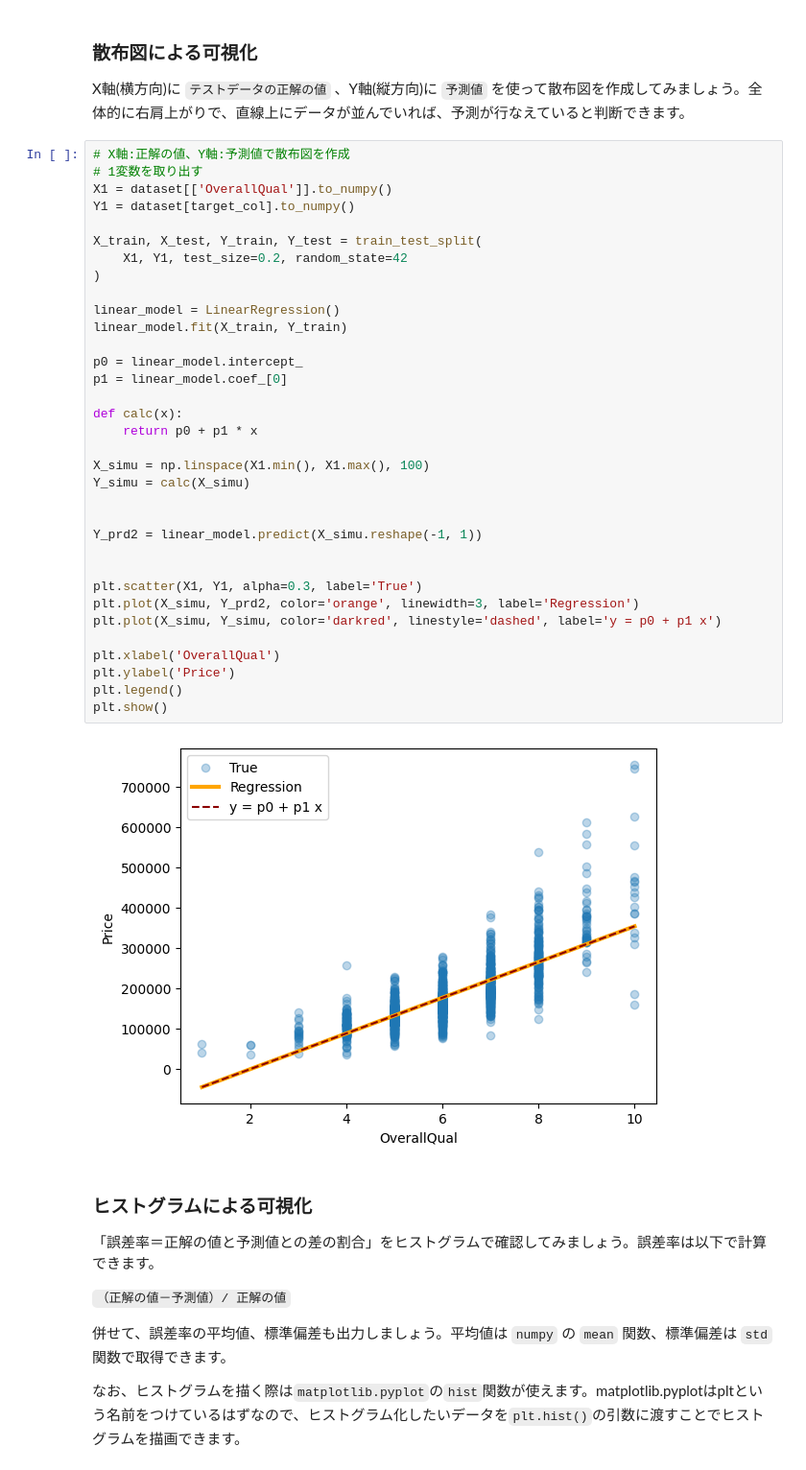
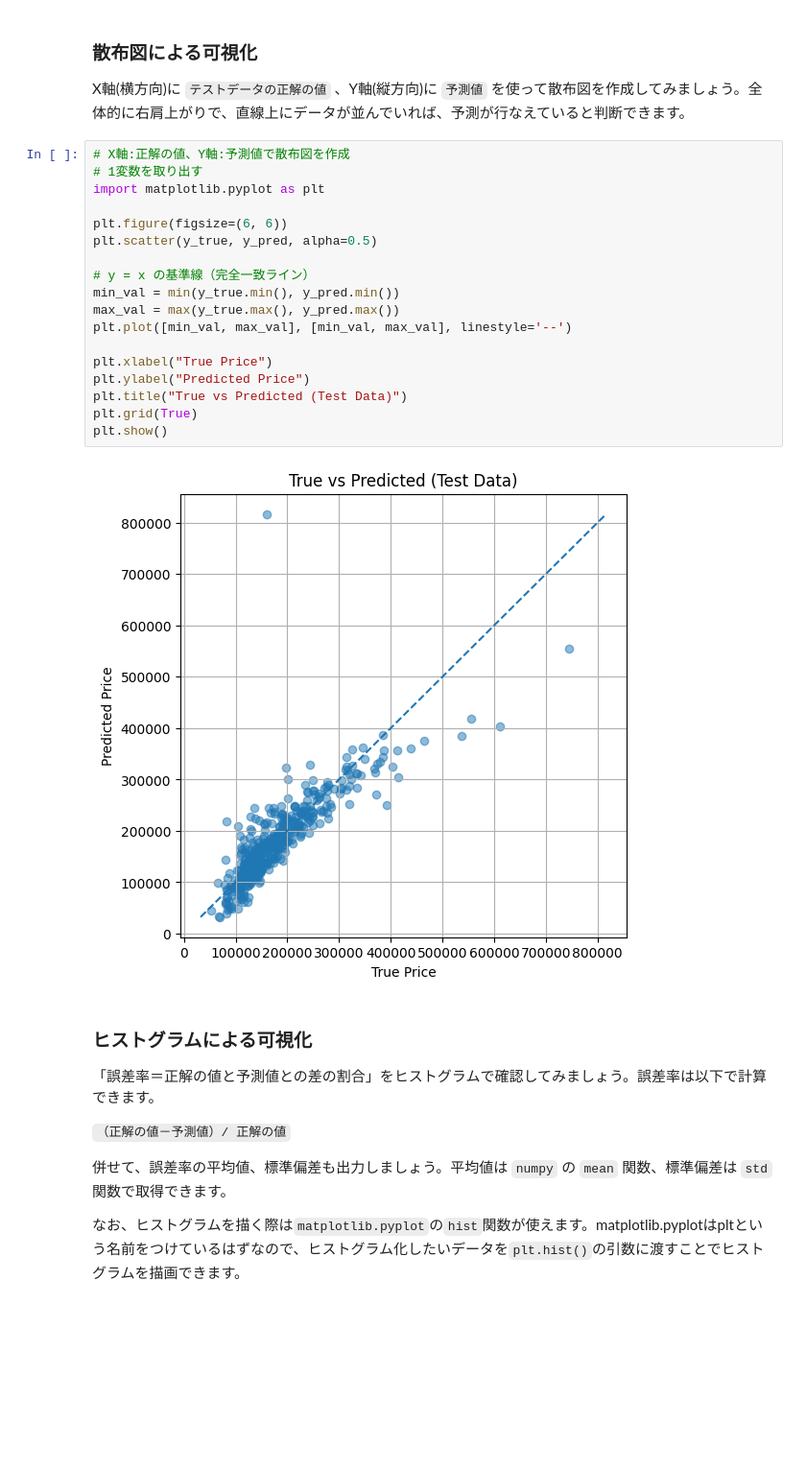
Before and after one commit to Toshi-Hiro07/AIdev, a Jupyter notebook: Lesson06_Regression-Model/課題2：住宅価格の回帰モデルの作成.ipynb, the cells around one changed output. Shown at 96% size. Cells and saved outputs as stored; diff of their text form; blank space fills up the shorter version.

```diff
--- a/Lesson06_Regression-Model/課題2：住宅価格の回帰モデルの作成.ipynb
+++ b/Lesson06_Regression-Model/課題2：住宅価格の回帰モデルの作成.ipynb
@@ -146,42 +218,26 @@ MSE(線形回帰モデル): 2309649258.544849
 ### 散布図による可視化
 
 X軸(横方向)に `テストデータの正解の値` 、Y軸(縦方向)に `予測値` を使って散布図を作成してみましょう。全体的に右肩上がりで、直線上にデータが並んでいれば、予測が行なえていると判断できます。
-# %%
-# X軸:正解の値、Y軸:予測値で散布図を作成
-# 1変数を取り出す
-X1 = dataset[['OverallQual']].to_numpy()
-Y1 = dataset[target_col].to_numpy()
-
-X_train, X_test, Y_train, Y_test = train_test_split(
-    X1, Y1, test_size=0.2, random_state=42
-)
-
-linear_model = LinearRegression()
-linear_model.fit(X_train, Y_train)
-
-p0 = linear_model.intercept_
-p1 = linear_model.coef_[0]
-
-def calc(x):
-    return p0 + p1 * x
-
-X_simu = np.linspace(X1.min(), X1.max(), 100)
-Y_simu = calc(X_simu)
-
-
-Y_prd2 = linear_model.predict(X_simu.reshape(-1, 1))
-
-
-plt.scatter(X1, Y1, alpha=0.3, label='True')
-plt.plot(X_simu, Y_prd2, color='orange', linewidth=3, label='Regression')
-plt.plot(X_simu, Y_simu, color='darkred', linestyle='dashed', label='y = p0 + p1 x')
-
-plt.xlabel('OverallQual')
-plt.ylabel('Price')
-plt.legend()
-plt.show()
-# %% [output]
-[figure, removed]
+# %%
+# X軸:正解の値、Y軸:予測値で散布図を作成
+# 1変数を取り出す
+import matplotlib.pyplot as plt
+
+plt.figure(figsize=(6, 6))
+plt.scatter(y_true, y_pred, alpha=0.5)
+
+# y = x の基準線（完全一致ライン）
+min_val = min(y_true.min(), y_pred.min())
+max_val = max(y_true.max(), y_pred.max())
+plt.plot([min_val, max_val], [min_val, max_val], linestyle='--')
+
+plt.xlabel("True Price")
+plt.ylabel("Predicted Price")
+plt.title("True vs Predicted (Test Data)")
+plt.grid(True)
+plt.show()
+# %% [output]
+[figure, added]
 # %% [markdown]
 ### ヒストグラムによる可視化
 
```
Also changed, not shown: parts of 5 cells of this notebook.
